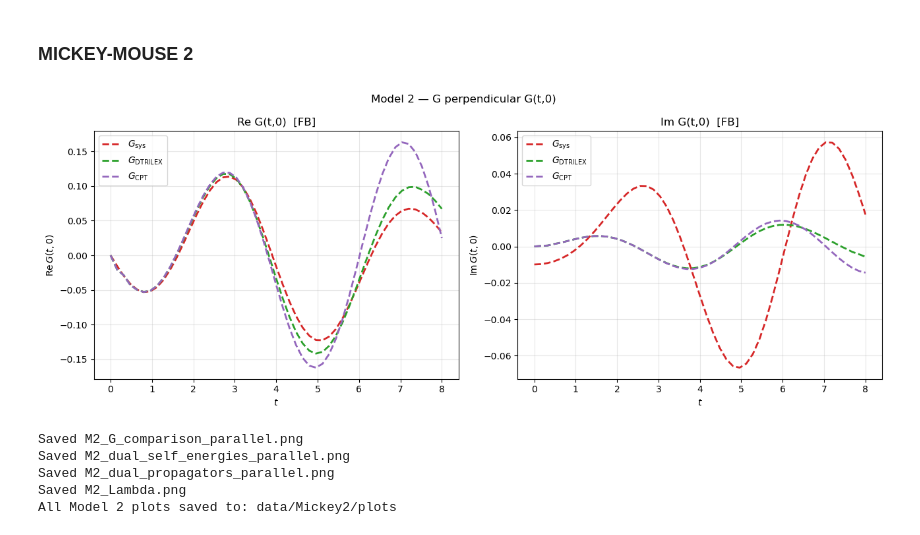
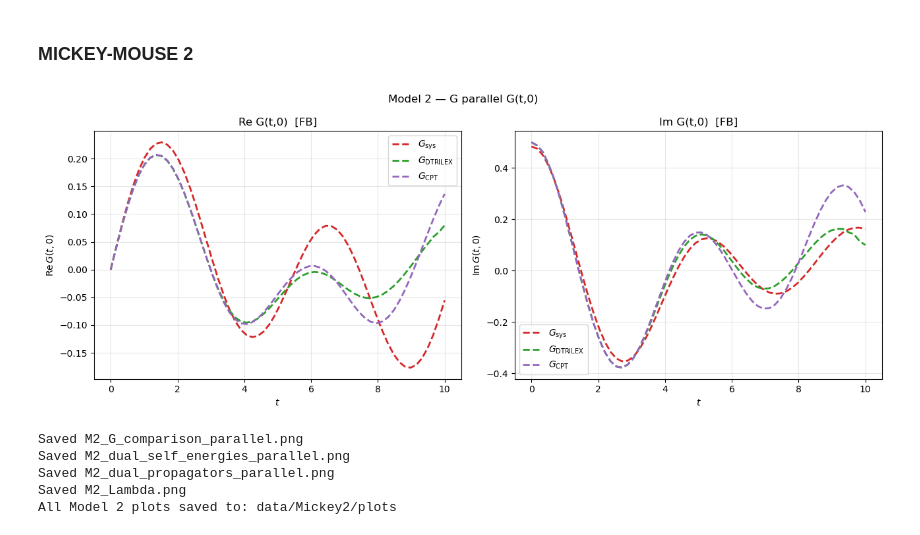
Before and after one commit to gugbeb/tddt_2, a Jupyter notebook: programs/plot_results.ipynb, the cells around one changed output. Cells and saved outputs as stored; diff of their text form; code cells hidden in the pictures.

```diff
--- a/programs/plot_results.ipynb
+++ b/programs/plot_results.ipynb
@@ -236,38 +236,38 @@ Skipping Lambda t3 slices (model != 1)
 if model != 2:
     print("Skipping Model 2 line plot (model != 2)")
 else:
-    site_comp = "perpendicular"   # "parallel" or "perpendicular"
+    site_comp = "parallel"   # "parallel" or "perpendicular"
     kcomp     = "FB"
 
     propagators = {
         r"$G_\mathrm{sys}$":     f"sys/G_sys/{site_comp}",
         r"$G_\mathrm{DTRILEX}$": f"sys/G_dtrilex/{site_comp}",
         r"$G_\mathrm{CPT}$":     f"sys/G_cpt/{site_comp}",
     }
     colors = ["tab:red", "tab:green", "tab:purple"]
 
     fig, (ax_re, ax_im) = plt.subplots(1, 2, figsize=(13, 5))
     fig.suptitle(f"Model 2 — G {site_comp} G(t,0)")
 
     with h5py.File(h5_path, "r") as f:
         t = f["t_mesh"][:]
         for (label, path), color in zip(propagators.items(), colors):
             G = load_Gt0(f, path, kcomp)
             ax_re.plot(t, G.real, color=color, lw=2, linestyle='--', label=label)
             ax_im.plot(t, G.imag, color=color, lw=2, linestyle='--', label=label)
 
     for ax, ylabel, title in [
         (ax_re, r"$\mathrm{Re}\,G(t,0)$", f"Re G(t,0)  [{kcomp}]"),
         (ax_im, r"$\mathrm{Im}\,G(t,0)$", f"Im G(t,0)  [{kcomp}]"),
     ]:
         ax.set_xlabel(r"$t$"); ax.set_ylabel(ylabel); ax.set_title(title)
         ax.legend(fontsize=10); ax.grid(alpha=0.3)
 
     plt.tight_layout()
     plt.savefig(plots_dir / f"M2_green_comparison_{site_comp}.png", dpi=150)
     plt.show()
 # %% [output]
-[figure, old version]
+[figure, new version]
 # %%
 if model != 2:
     print("Skipping Model 2 2D plots (model != 2)")
```
Also changed, not shown: 26 other files.
